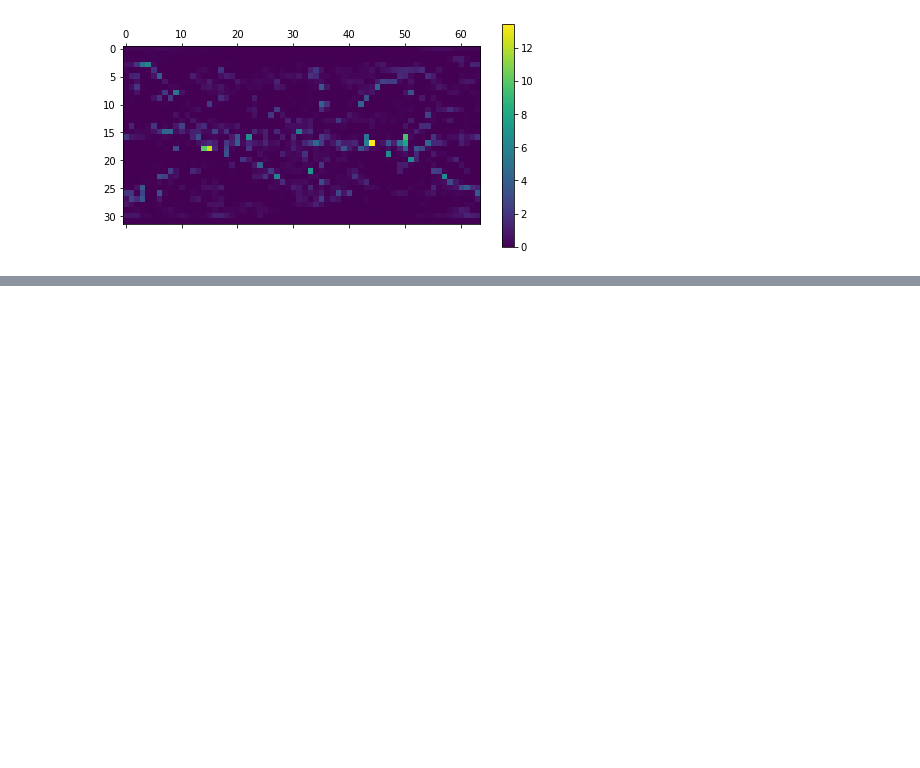
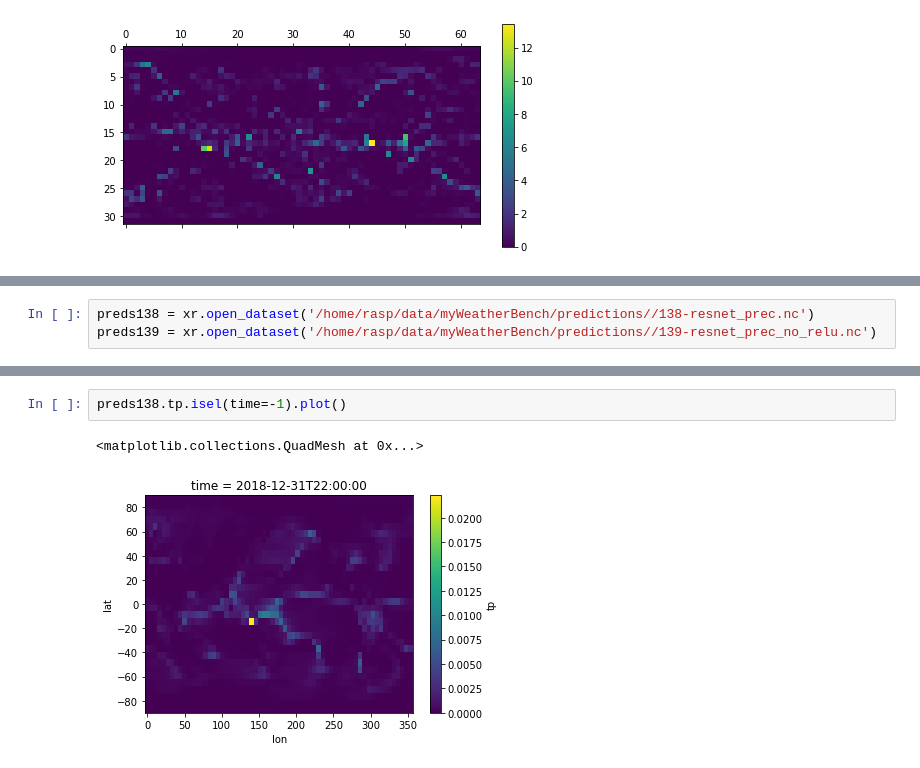
Before and after one commit to sagar-garg/WeatherBench, a Jupyter notebook: devlog/28-precip.ipynb, the cells around one changed output, grey strips where cells are left out. Cells and saved outputs as stored; diff of their text form; blank space fills up the shorter version.

```diff
--- a/devlog/28-precip.ipynb
+++ b/devlog/28-precip.ipynb
@@ -578,0 +579,3 @@ plt.colorbar()
+# %%
+preds138 = xr.open_dataset('/home/rasp/data/myWeatherBench/predictions//138-resnet_prec.nc')
+preds139 = xr.open_dataset('/home/rasp/data/myWeatherBench/predictions//139-resnet_prec_no_relu.nc')
@@ -578,0 +591,5 @@ plt.colorbar()
+# %%
+preds138.tp.isel(time=-1).plot()
+# %% [output]
+<matplotlib.collections.QuadMesh at 0x...>
+[figure, added]
```
Also changed, not shown: parts of 12 cells of this notebook, 8 other files.
